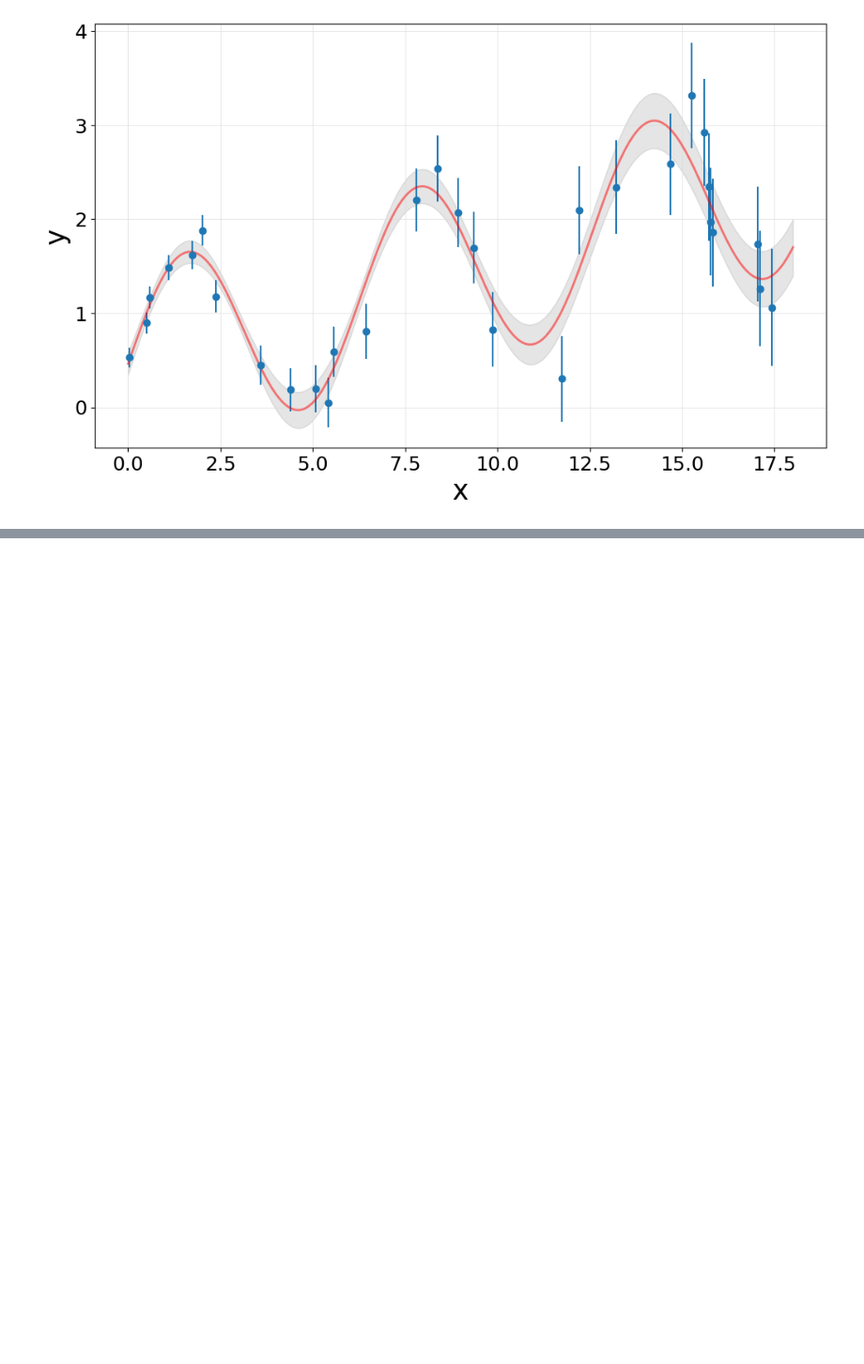
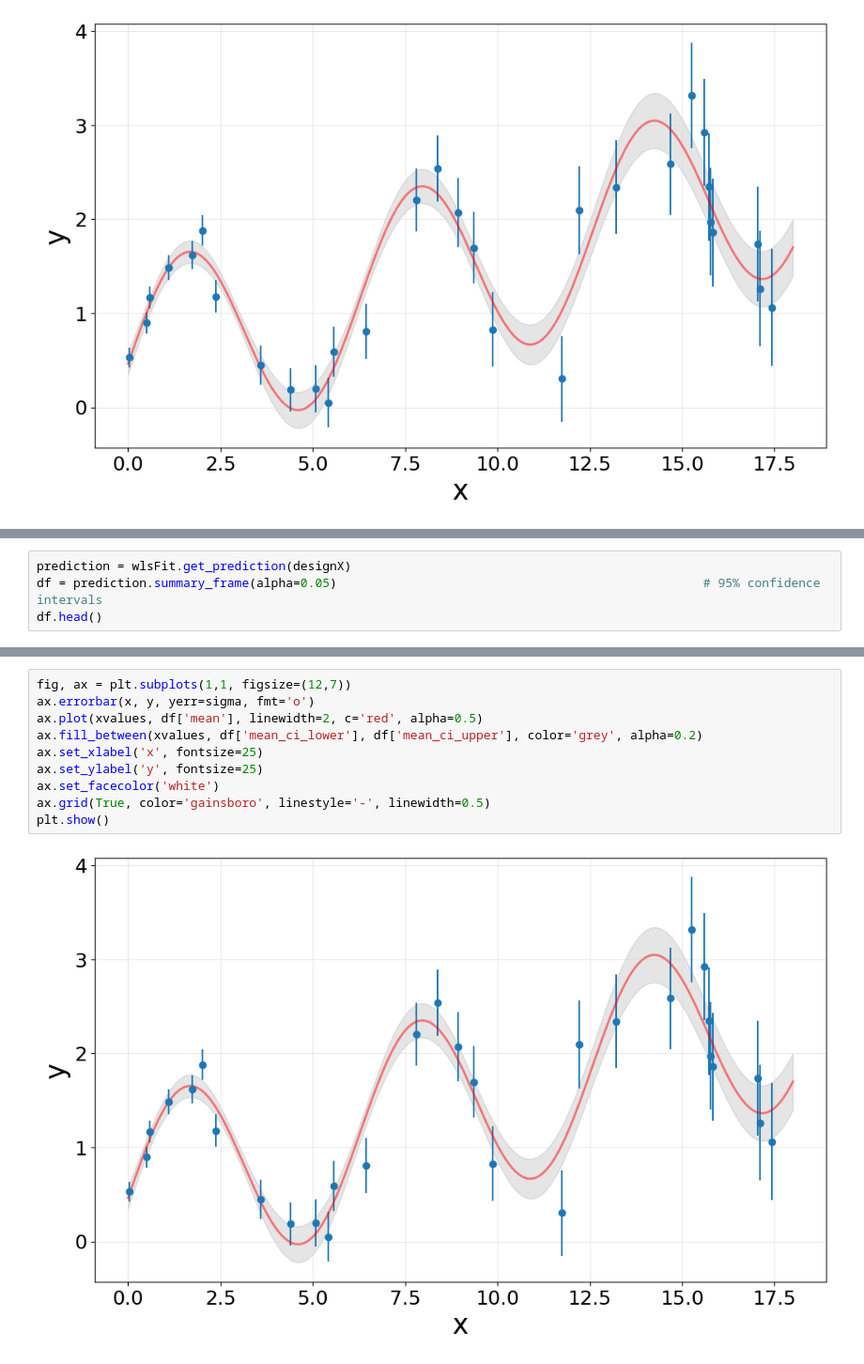
Before and after one commit to JorisDeRidder/DataAnalysisInPhysicsAndAstronomy, a Jupyter notebook: Notebooks/ExampleNotebook1_OLS_WLS_LinearModel.ipynb, the cells around one changed output, grey strips where cells are left out. Shown at 94% size. Cells and saved outputs as stored; diff of their text form; blank space fills up the shorter version.

```diff
--- a/Notebooks/ExampleNotebook1_OLS_WLS_LinearModel.ipynb
+++ b/Notebooks/ExampleNotebook1_OLS_WLS_LinearModel.ipynb
@@ -482,0 +485,4 @@ plt.show()
+# %%
+prediction = wlsFit.get_prediction(designX)
+df = prediction.summary_frame(alpha=0.05)                                                  # 95% confidence intervals
+df.head()
@@ -482,0 +496,12 @@ plt.show()
+# %%
+fig, ax = plt.subplots(1,1, figsize=(12,7))
+ax.errorbar(x, y, yerr=sigma, fmt='o')
+ax.plot(xvalues, df['mean'], linewidth=2, c='red', alpha=0.5)
+ax.fill_between(xvalues, df['mean_ci_lower'], df['mean_ci_upper'], color='grey', alpha=0.2)
+ax.set_xlabel('x', fontsize=25)
+ax.set_ylabel('y', fontsize=25)
+ax.set_facecolor('white')
+ax.grid(True, color='gainsboro', linestyle='-', linewidth=0.5)
+plt.show()
+# %% [output]
+[figure, added]
```
Also changed, not shown: parts of 11 cells of this notebook, 7 other files.
